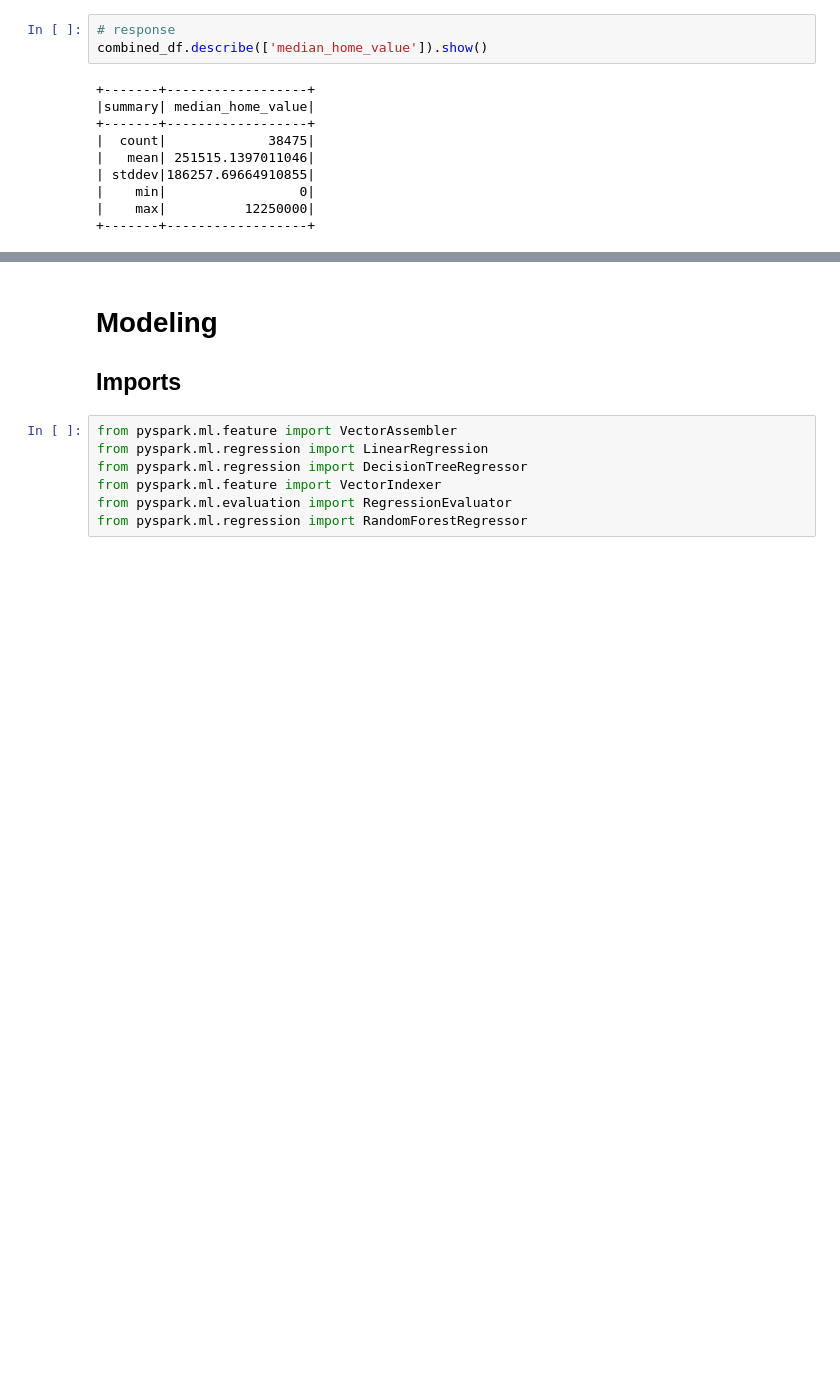
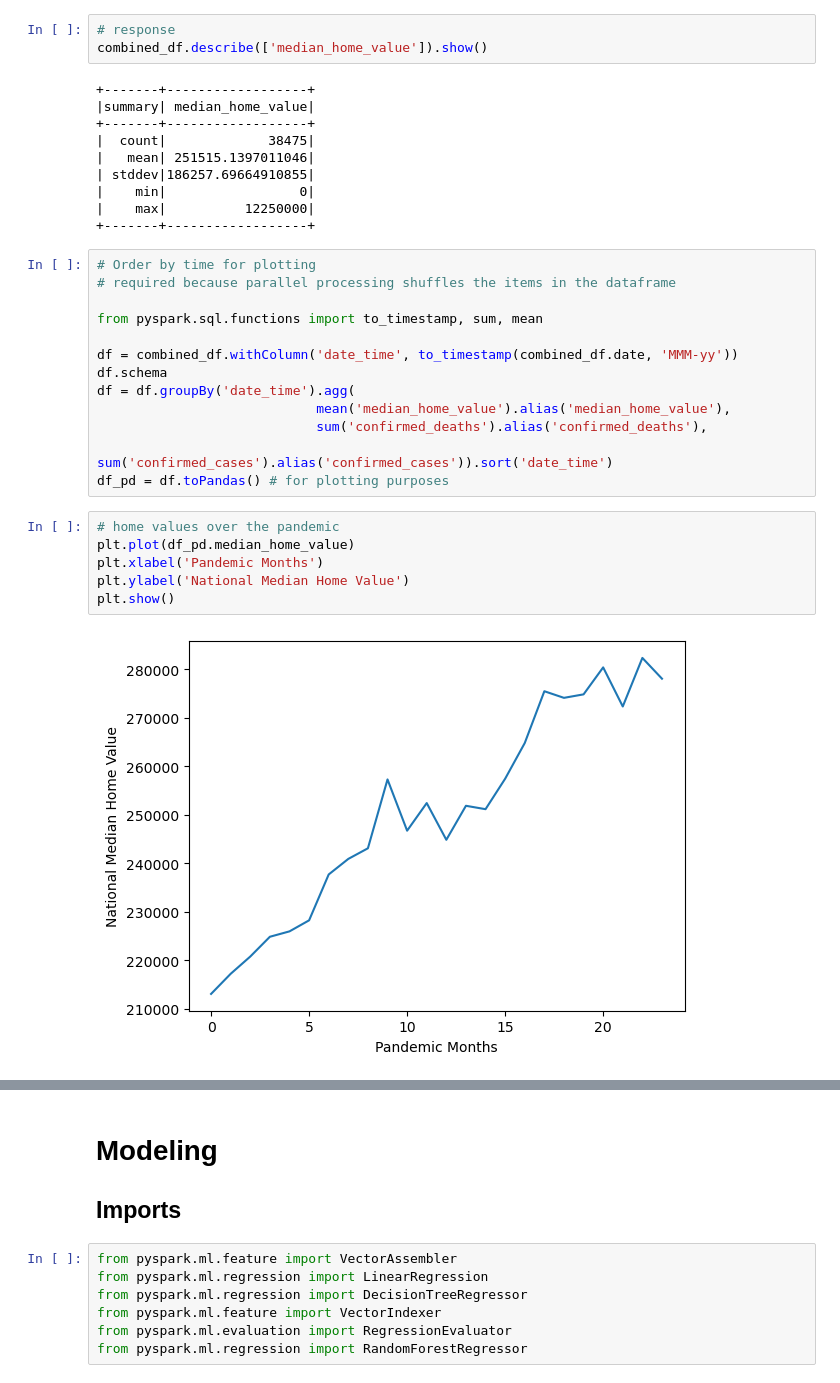
Before and after one commit to fav3ba/Sick-House-Bro, a Jupyter notebook: code/ProjectCode-Spark.ipynb, the cells around one changed output, grey strips where cells are left out. Saved outputs shown, nothing was run; the diff lists cells and outputs as text; blank space fills up the shorter version.

Commit message:
Added graphs back in

```diff
--- a/code/ProjectCode-Spark.ipynb
+++ b/code/ProjectCode-Spark.ipynb
@@ -412,3 +401,24 @@ combined_df.describe(['median_home_value']).show()
 |    min|                 0|
 |    max|          12250000|
 +-------+------------------+
+# %%
+# Order by time for plotting
+# required because parallel processing shuffles the items in the dataframe
+
+from pyspark.sql.functions import to_timestamp, sum, mean
+
+df = combined_df.withColumn('date_time', to_timestamp(combined_df.date, 'MMM-yy'))
+df.schema
+df = df.groupBy('date_time').agg(
+                            mean('median_home_value').alias('median_home_value'),
+                            sum('confirmed_deaths').alias('confirmed_deaths'),
+                            sum('confirmed_cases').alias('confirmed_cases')).sort('date_time')
+df_pd = df.toPandas() # for plotting purposes
+# %%
+# home values over the pandemic
+plt.plot(df_pd.median_home_value)
+plt.xlabel('Pandemic Months')
+plt.ylabel('National Median Home Value')
+plt.show()
+# %% [output]
+[figure, added]
```
Also changed, not shown: parts of 8 cells of this notebook.
